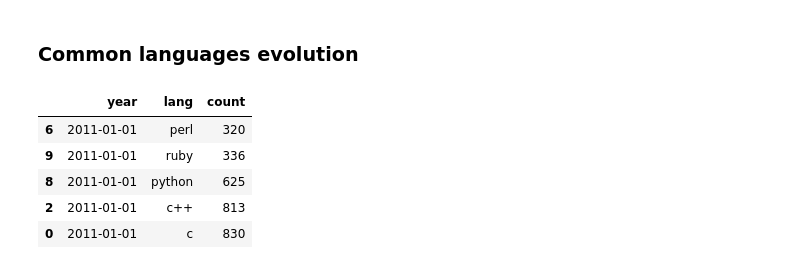
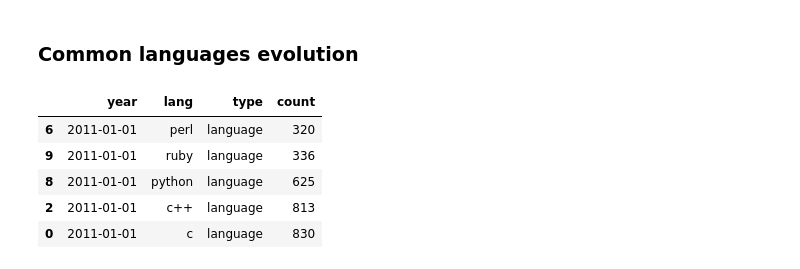
Before and after one commit to IsmaelMasharo/stack-overflow-survey-analysis, a Jupyter notebook: survey_etl.ipynb, the cells around one changed output. Cells and saved outputs as stored; diff of their text form; code cells hidden in the pictures.

```diff
--- a/survey_etl.ipynb
+++ b/survey_etl.ipynb
@@ -60,6 +61,8 @@ df_explode['programming_languages'] = df_explode.programming_languages.str.strip
 # %%
 df_explode = df_explode.explode('programming_languages_other')
 df_explode['programming_languages_other'] = df_explode.programming_languages_other.str.strip()
+# %%
+df_explode.loc[df_explode.programming_languages.str.startswith('cloud', na=False), 'programming_languages'] = 'cloud'
 # %%
 df_explode.head()
 # %% [output]
@@ -76,3 +83,5 @@ df_explode.shape
+# %%
+df_explode['tech_type'] = df_explode.programming_languages.map(lambda x: tech_labeling.get(x, ''))
 # %% [markdown]
 ### JS related technology
 # %%
@@ -147,16 +131,17 @@ fig.show()
 # %% [markdown]
 ### Common languages evolution
 # %%
-langs_year = df_explode.groupby(['year', 'programming_languages']).programming_languages.count().to_frame()
-langs_year.index.names = ['year','lang']
+langs_year = df_explode.groupby(['year', 'programming_languages', 'tech_type']).programming_languages.count().to_frame()
+langs_year.index.names = ['year','lang', 'type']
 langs_year.columns = ['count']
 langs_year.reset_index(inplace=True)
 langs_year.sort_values(['year', 'count'], ascending=True, inplace=True)
+langs_year = langs_year[langs_year.type=='language']
 langs_year.head()
 # %% [output]
-|  | year | lang | count |
-| 6 | 2011-01-01 | perl | 320 |
-| 9 | 2011-01-01 | ruby | 336 |
-| 8 | 2011-01-01 | python | 625 |
-| 2 | 2011-01-01 | c++ | 813 |
-| 0 | 2011-01-01 | c | 830 |
+|  | year | lang | type | count |
+| 6 | 2011-01-01 | perl | language | 320 |
+| 9 | 2011-01-01 | ruby | language | 336 |
+| 8 | 2011-01-01 | python | language | 625 |
+| 2 | 2011-01-01 | c++ | language | 813 |
+| 0 | 2011-01-01 | c | language | 830 |
```
Also changed, not shown: parts of 15 cells of this notebook.
